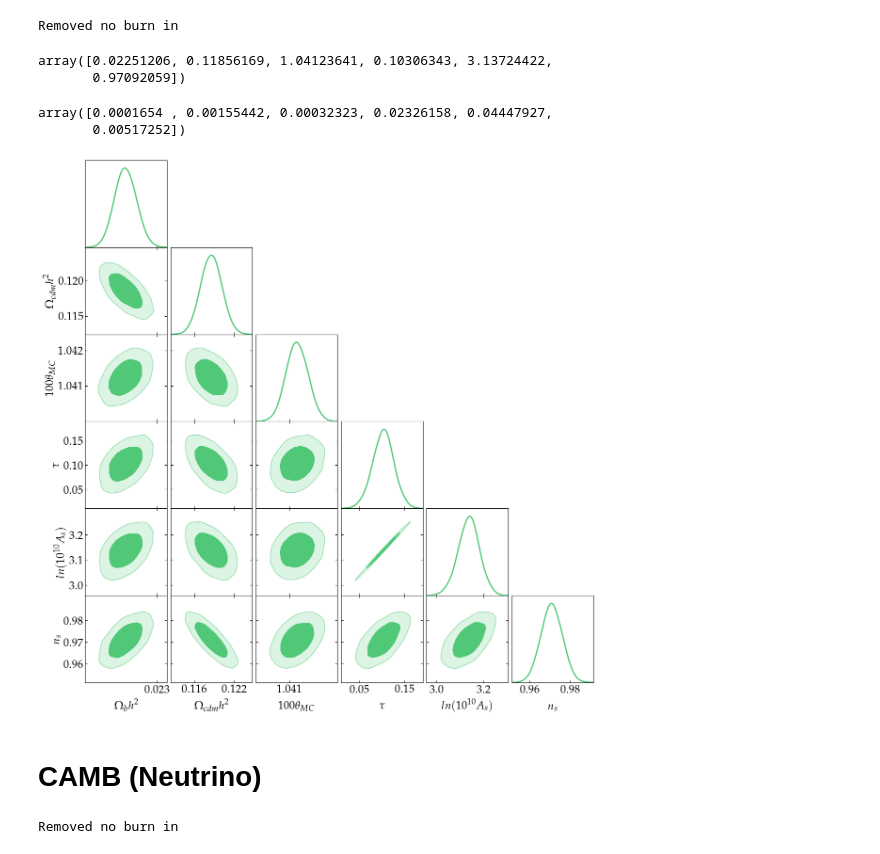
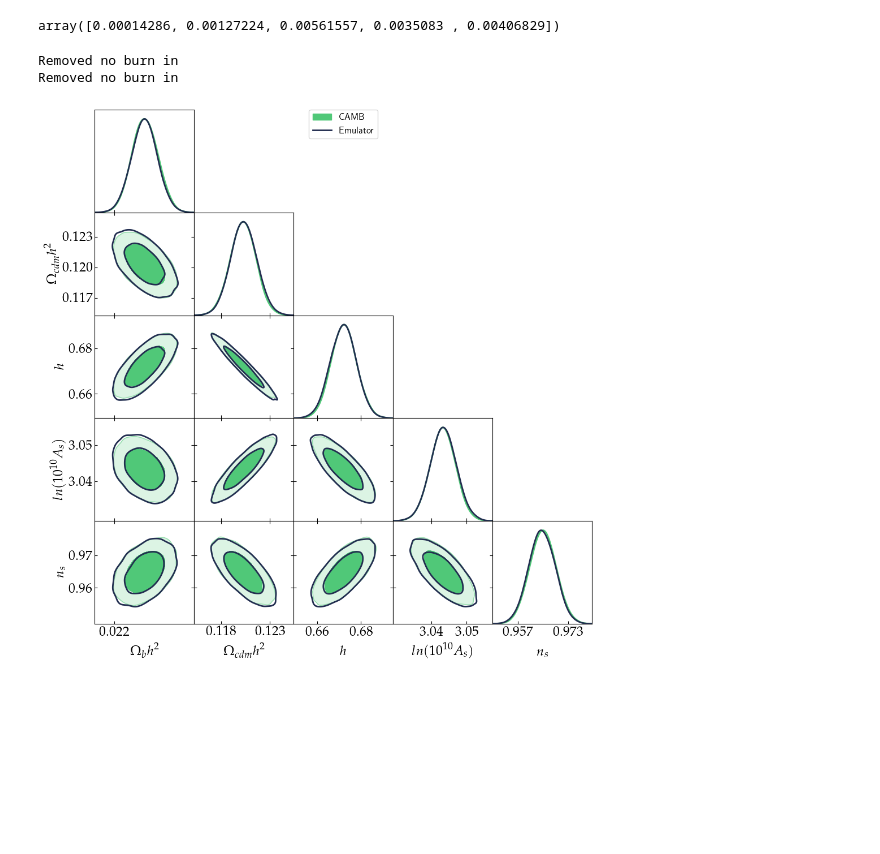
Before and after one commit to Harry45/emuplanck, a Jupyter notebook: triangle.ipynb, the cells around one changed output. Cells and saved outputs as stored; diff of their text form; code cells hidden in the pictures; blank space fills up the shorter version.

Commit message:
Planck Emulator

```diff
--- a/triangle.ipynb
+++ b/triangle.ipynb
@@ -20,0 +24,6 @@ contours = [0.68,0.95]
+# %%
+camb_1 = pickle_load('src/emulike/planck/samples', 'samples_lcdm_CAMB_experiment_1')
+camb_samples_1 = camb_1.get_chain(flat=True, thin = 2, discard = 1000)
+# %%
+gp_1 = pickle_load('src/emulike/planck/samples', 'samples_lcdm_GP_1500_testing')
+gp_samples_1 = gp_1.get_chain(flat=True, thin = 2, discard = 1000)
@@ -21,49 +42,36 @@ contours = [0.68,0.95]
+# %%
+np.std(camb_samples_1, 0)
+# %% [output]
+array([0.00014286, 0.00127224, 0.00561557, 0.0035083 , 0.00406829])
 # %%
-NDIM = 6
-camb_1 = pickle_load('samples', 'samples_CAMB_uniform_planck_priors_accurate_1')
-camb_samples_1 = camb_1.get_chain(flat=True, thin = 5, discard = 200)
-
+NDIM = camb_samples_1.shape[1]
 names = ["x%s"%i for i in range(NDIM)]
-
-
 labels = [r'$\Omega_{b}h^{2}$',
           r'$\Omega_{cdm}h^{2}$',
-          r'$100\theta_{MC}$',
-          r'$\tau$',
+          r'$h$',
           r'$ln(10^{10}A_{s})$',
           r'$n_{s}$']
+
+samples_1 = MCSamples(samples=camb_samples_1,names = names, labels = labels, settings = settings, label = 'CAMB')
+samples_2 = MCSamples(samples=gp_samples_1,names = names, labels = labels, settings = settings, label = 'Emulator')
+# %% [output]
+Removed no burn in
+Removed no burn in
-# %%
-samples_1 = MCSamples(samples=camb_samples_1,names = names, labels = labels, settings = settings, label = 'CAMB 1')
-# samples_2 = MCSamples(samples=camb_samples_2,names = names, labels = labels, settings = settings, label = 'CAMB 2')
-# %% [output]
-Removed no burn in
-# %%
-np.mean(camb_samples_1, axis = 0)
-# %% [output]
-array([0.02251206, 0.11856169, 1.04123641, 0.10306343, 3.13724422,
-       0.97092059])
-# %%
-np.std(camb_samples_1, axis = 0)
-# %% [output]
-array([0.0001654 , 0.00155442, 0.00032323, 0.02326158, 0.04447927,
-       0.00517252])
 # %%
 G = plots.getSubplotPlotter(subplot_size=2)
 G.settings.solid_contour_palefactor = 0.8
 G.settings.alpha_filled_add = alpha
 G.settings.num_plot_contours = 2
 G.settings.lw_contour = 2
 G.settings.axes_fontsize = 20
 G.settings.lab_fontsize = 20
 G.settings.fontsize = 35 # important for padding in x-axis
 G.settings.legend_fontsize = 15
 samples_1.updateSettings({'contours': [0.68, 0.95]})
-# samples_2.updateSettings({'contours': [0.68, 0.95]})
-G.triangle_plot(samples_1, filled = [True], contour_colors=[color1], contour_lws=[2], contour_ls=['-'])
+samples_2.updateSettings({'contours': [0.68, 0.95]})
+G.triangle_plot([samples_1, samples_2], filled = [True, False], contour_colors=[color1, color2], contour_lws=[2,2], contour_ls=['-','-'])
 # plt.savefig('plots/triangle_plot_uniform_accurate.pdf', transparent = False, bbox_inches = 'tight')
 # plt.savefig('plots/triangle_plot_uniform_accurate.png', transparent = False, bbox_inches = 'tight')
 plt.show()
 # %% [output]
-[figure, old version]
+[figure, new version]
-# %% [markdown]
-# CAMB (Neutrino)
@@ -82,4 +77,0 @@ labels = [r'$\Omega_{b}h^{2}$',
-# %%
-samples_1 = MCSamples(samples=camb_samples_1,names = names, labels = labels, settings = settings, label = 'CAMB 1')
-# %% [output]
-Removed no burn in
```
Also changed, not shown: parts of 18 cells of this notebook, 32 other files.
